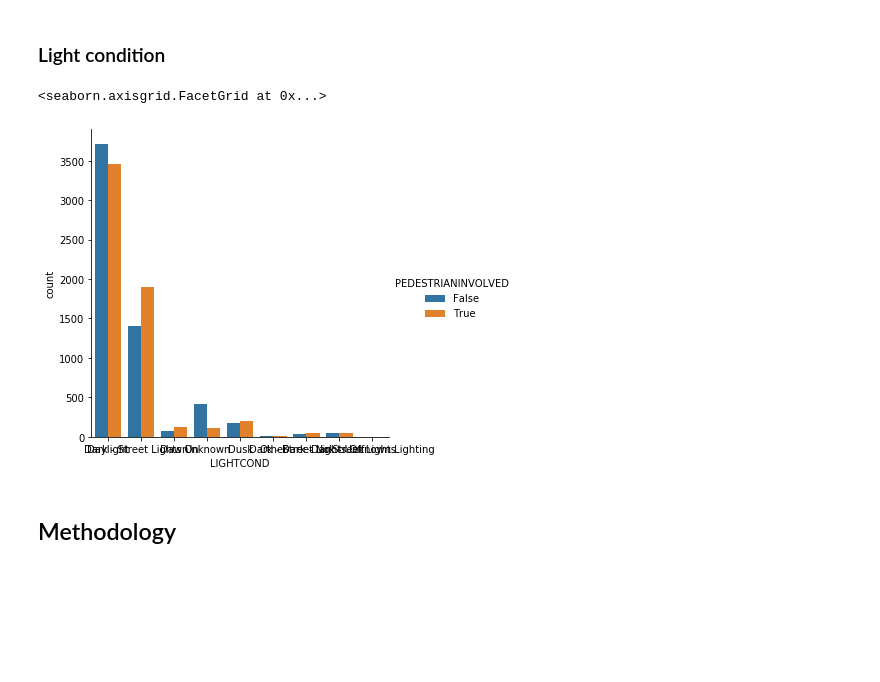
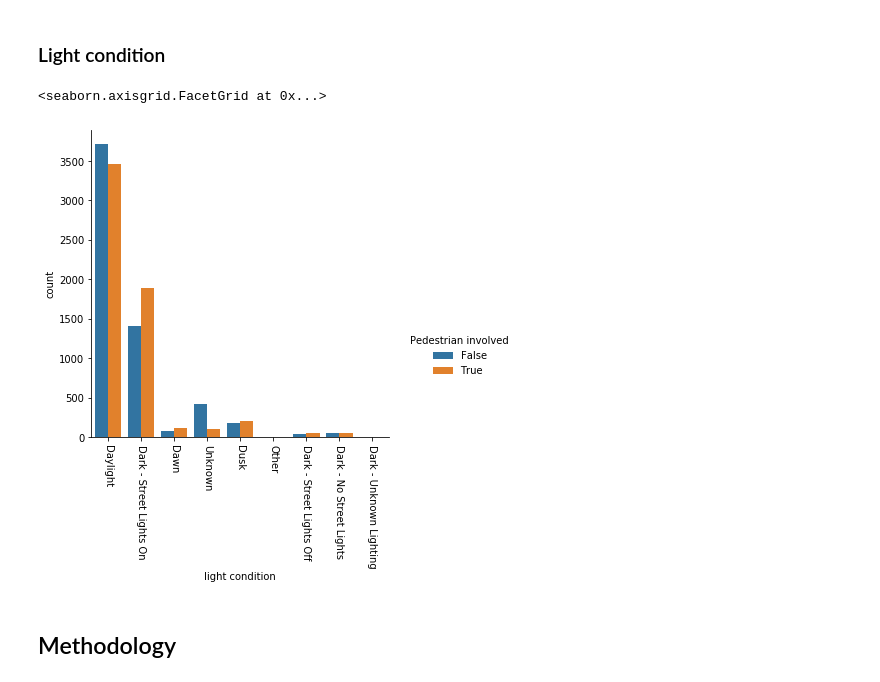
Before and after one commit to jans510/Coursera_Capstone, a Jupyter notebook: Coursera_Capstone.ipynb, the cells around one changed output. Drawn from its saved outputs; the diff is of its cells as text; code cells hidden in the pictures; blank space fills up the shorter version.

```diff
--- a/Coursera_Capstone.ipynb
+++ b/Coursera_Capstone.ipynb
@@ -172,10 +181,13 @@ sns.catplot(x="ROADCOND", hue="PEDESTRIANINVOLVED", kind='count', data=df_balanc
 # %% [markdown]
 <h3>Light condition</h3>
 # %%
-sns.catplot(x="LIGHTCOND", hue="PEDESTRIANINVOLVED", kind='count', data=df_balanced)
+g = sns.catplot(x="LIGHTCOND", hue="PEDESTRIANINVOLVED", kind='count', data=df_balanced)
+g._legend.set_title('Pedestrian involved')
+plt.xticks(rotation=-90, ha='center')
+g.set(xlabel='light condition', ylabel='count')
 # %% [output]
 <seaborn.axisgrid.FacetGrid at 0x...>
-[figure, old version]
+[figure, new version]
 # %% [markdown]
 <h2>Methodology</h2>
 # %% [markdown]
```
Also changed, not shown: parts of 15 cells of this notebook, 1 other file.
